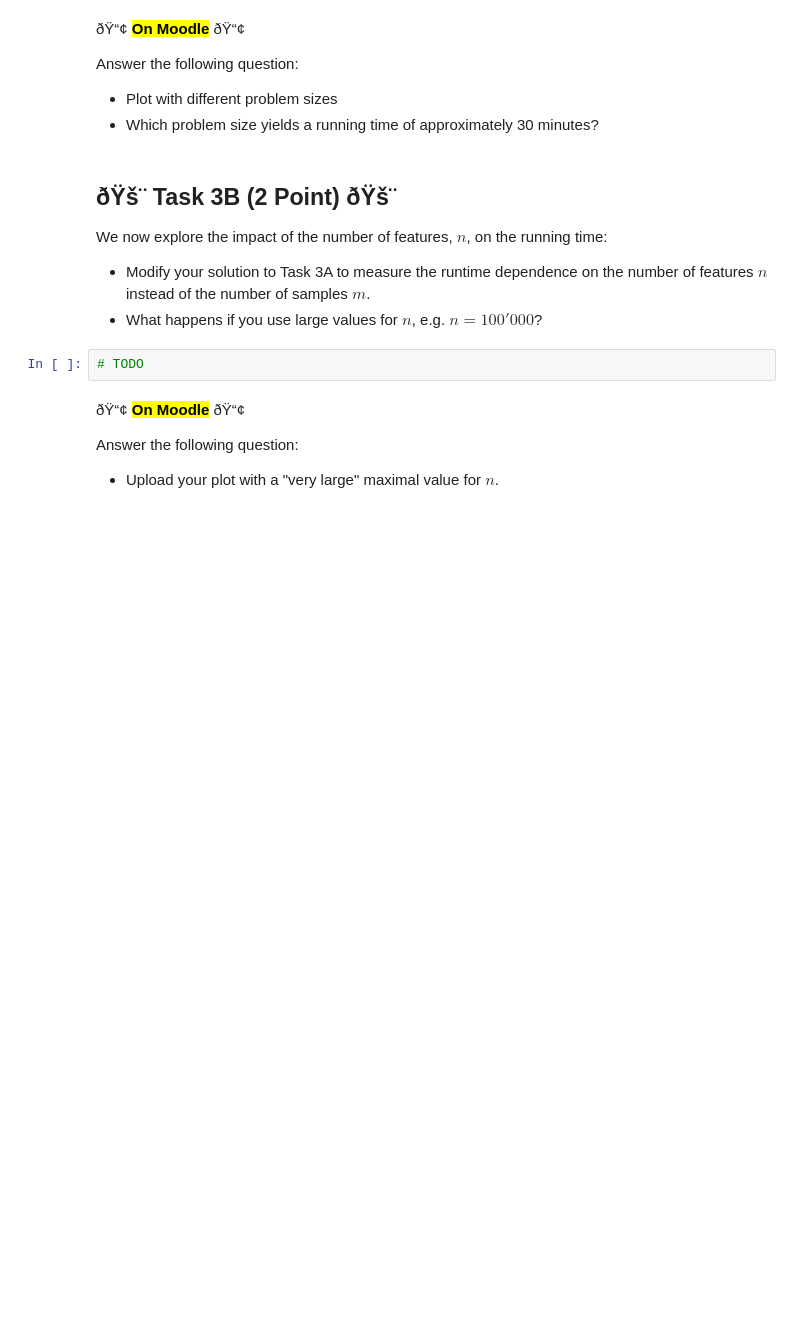
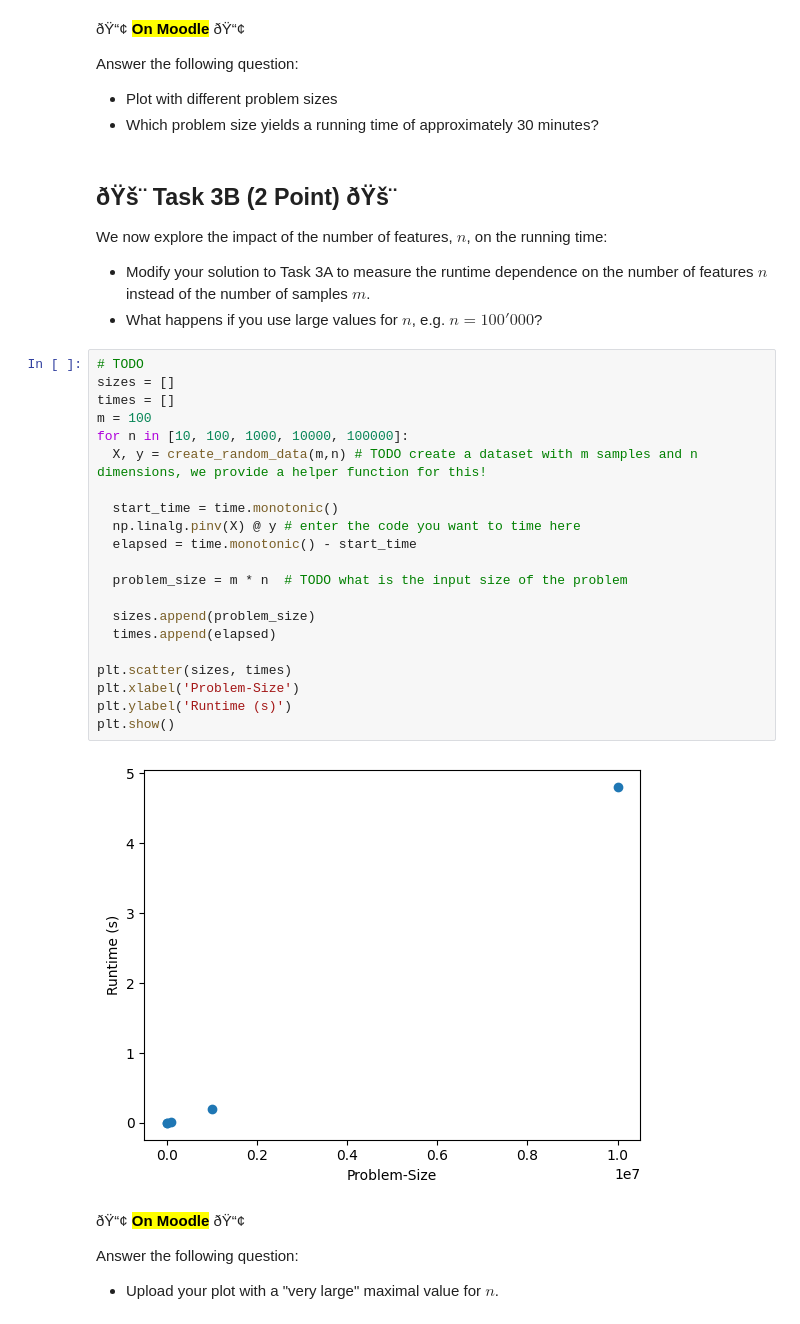
Before and after one commit to LucienPerret/MLDM, a Jupyter notebook: L02_Linear_Regression_ASSIGNMENT.ipynb, the cells around one changed output. Drawn from its saved outputs; the diff is of its cells as text; blank space fills up the shorter version.

```diff
--- a/L02_Linear_Regression_ASSIGNMENT.ipynb
+++ b/L02_Linear_Regression_ASSIGNMENT.ipynb
@@ -260,8 +264,29 @@ We now explore the impact of the number of features, $n$, on the running time:
 
 * Modify your solution to Task 3A to measure the runtime dependence on the number of features $n$ instead of the number of samples $m$.
 * What happens if you use large values for $n$, e.g. $n = 100'000$?
-# %%
-# TODO
+# %%
+# TODO
+sizes = []
+times = []
+m = 100
+for n in [10, 100, 1000, 10000, 100000]:
+  X, y = create_random_data(m,n) # TODO create a dataset with m samples and n dimensions, we provide a helper function for this!
+
+  start_time = time.monotonic()
+  np.linalg.pinv(X) @ y # enter the code you want to time here
+  elapsed = time.monotonic() - start_time
+
+  problem_size = m * n  # TODO what is the input size of the problem
+
+  sizes.append(problem_size)
+  times.append(elapsed)
+
+plt.scatter(sizes, times)
+plt.xlabel('Problem-Size')
+plt.ylabel('Runtime (s)')
+plt.show()
+# %% [output]
+[figure, added]
 # %% [markdown]
 ðŸ“¢ **<mark>On Moodle</mark>** ðŸ“¢
 
```
Also changed, not shown: parts of 5 cells of this notebook.
